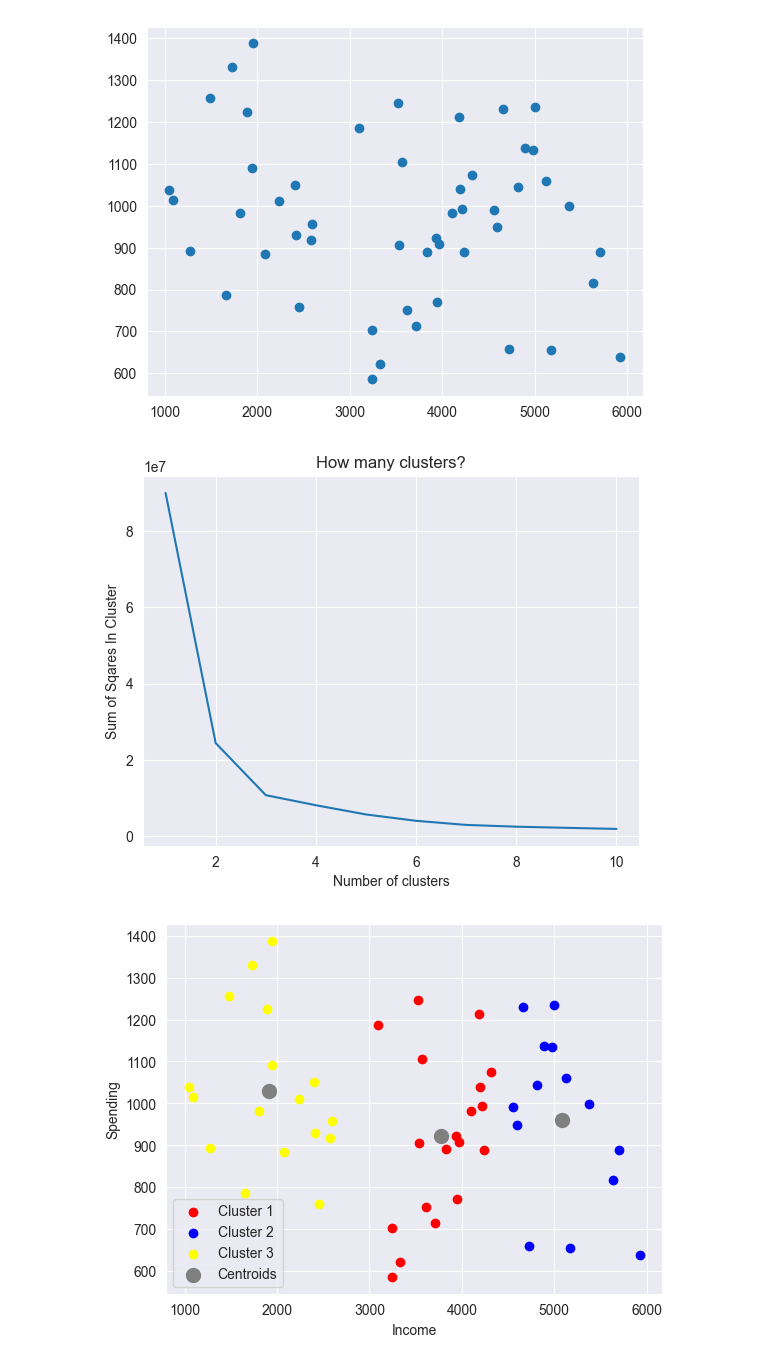
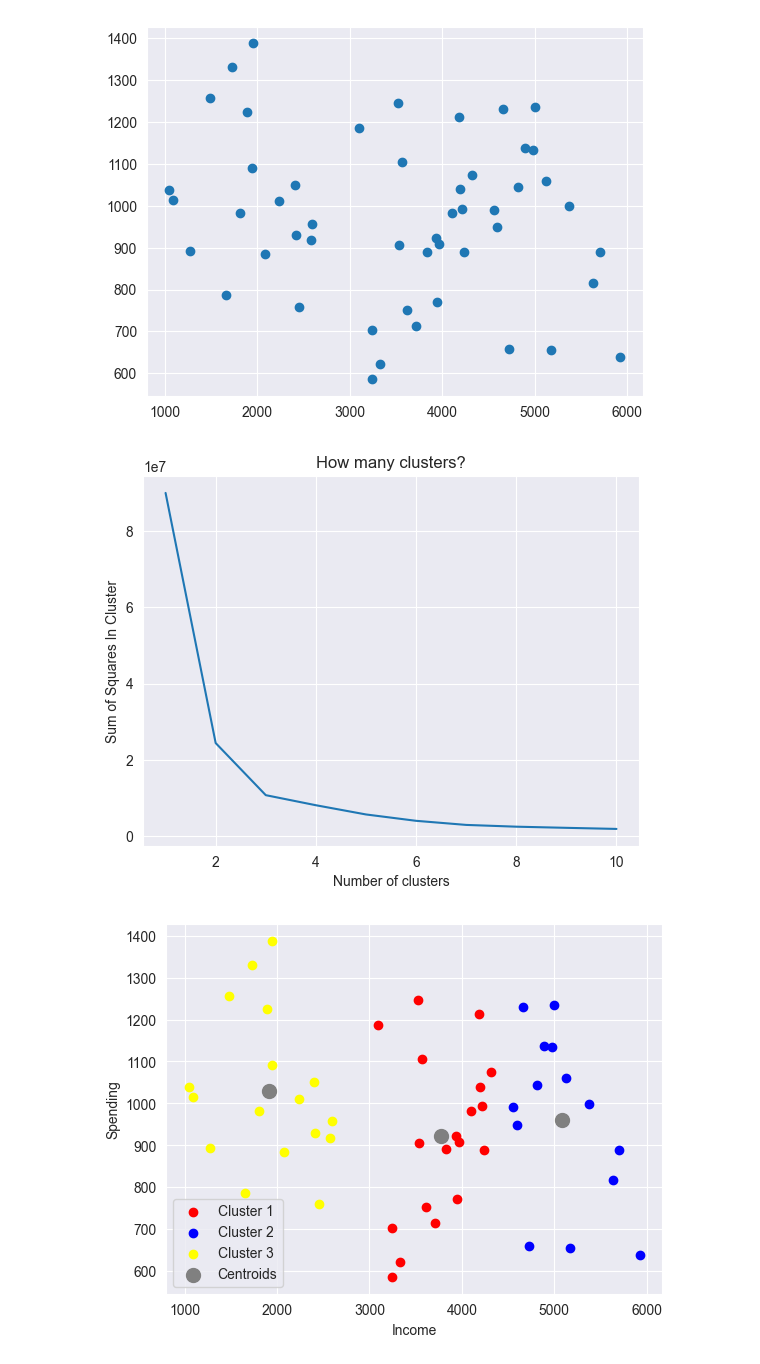
Before and after one commit to MerMer12345/MachineLearningAssignment, a Jupyter notebook: main.ipynb, the cells around one changed output. Drawn from its saved outputs; the diff is of its cells as text; code cells hidden in the pictures.

```diff
--- a/main.ipynb
+++ b/main.ipynb
@@ -163,18 +157,18 @@ plt.scatter(df_KmeansData['Income'], df_KmeansData['Spendings'])
 # %%
 from sklearn.cluster import KMeans
 #Elbow Method
-SumSqaresInClusters = []
+SumSquaresInClusters = []
 for i in range(1, 11):
     kmeans = KMeans(n_clusters = i, init = 'k-means++', random_state = 11)
     kmeans.fit(df_KmeansData)
-    SumSqaresInClusters.append(kmeans.inertia_)
-plt.plot(range(1, 11), SumSqaresInClusters)
+    SumSquaresInClusters.append(kmeans.inertia_)
+plt.plot(range(1, 11), SumSquaresInClusters)
 plt.title('How many clusters?')
 plt.xlabel('Number of clusters')
-plt.ylabel('Sum of Sqares In Cluster')
+plt.ylabel('Sum of Squares In Cluster')
 plt.show()
 # %% [output]
-[figure, old version]
+[figure, new version]
 # %%
 data = df_KmeansData.values
 kmeans = KMeans(n_clusters = 3, init = 'k-means++', random_state = 11)
```
Also changed, not shown: parts of 1 cell of this notebook, 19 other files.
